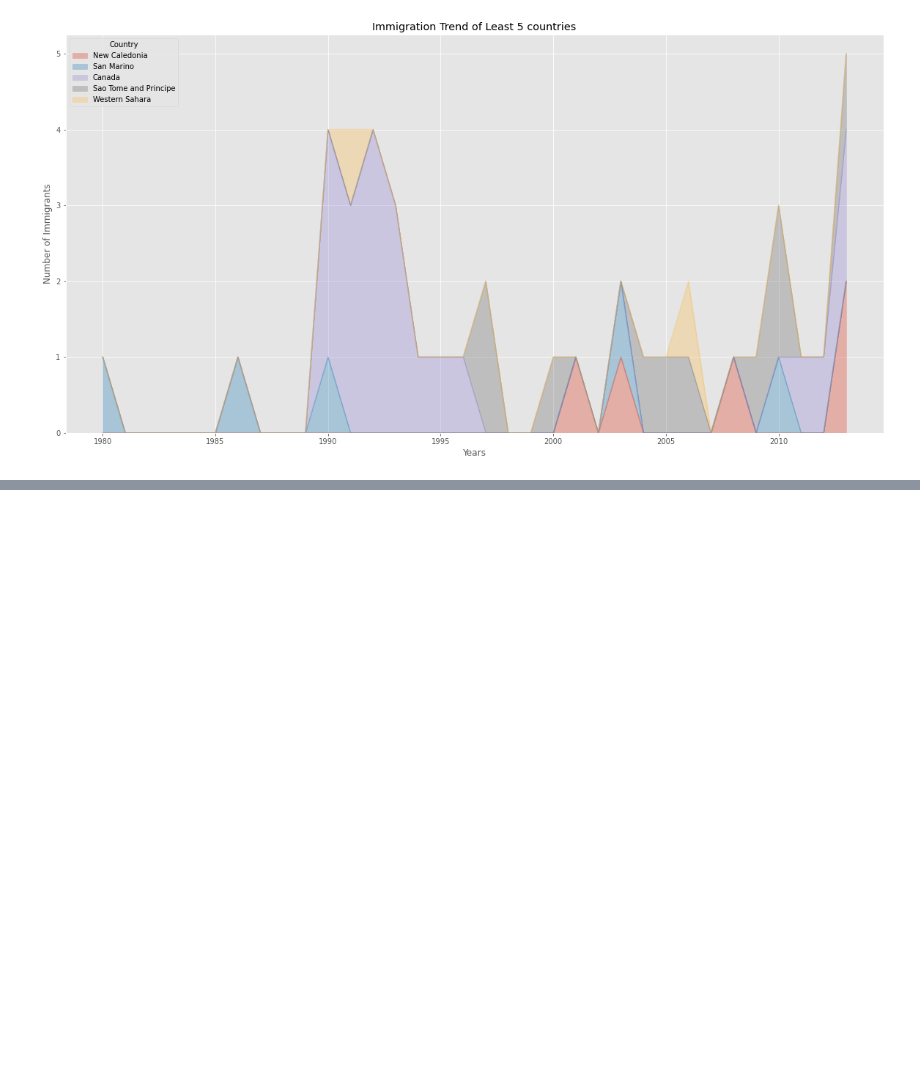
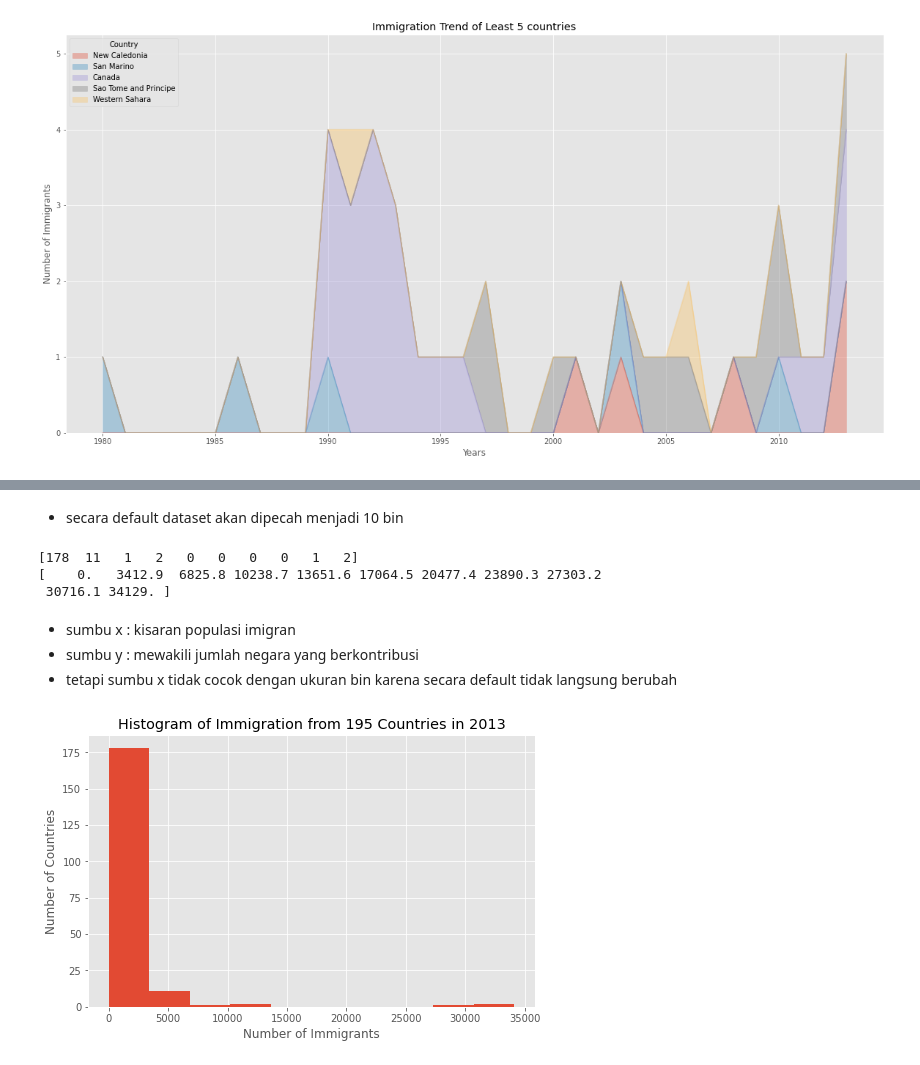
Before and after one commit to ainajefelina/Studi-Independen, a Jupyter notebook: Sesi 7/Summary 2.ipynb, the cells around one changed output, grey strips where cells are left out. Saved outputs shown, nothing was run; the diff lists cells and outputs as text; code cells hidden in the pictures; blank space fills up the shorter version.

```diff
--- a/Sesi 7/Summary 2.ipynb
+++ b/Sesi 7/Summary 2.ipynb
@@ -294,0 +311,23 @@ Text(0.5, 0, 'Years')
+# %% [markdown]
+- secara default dataset akan dipecah menjadi 10 bin
+# %%
+count, bin_edges = np.histogram(df_can['2013'])
+print(count)
+print(bin_edges)
+# %% [output]
+[178  11   1   2   0   0   0   0   1   2]
+[    0.   3412.9  6825.8 10238.7 13651.6 17064.5 20477.4 23890.3 27303.2
+ 30716.1 34129. ]
+# %% [markdown]
+- sumbu x : kisaran populasi imigran
+- sumbu y : mewakili jumlah negara yang berkontribusi
+- tetapi sumbu x tidak cocok dengan ukuran bin karena secara default tidak langsung berubah
+# %%
+df_can['2013'].plot(kind='hist', figsize=(8,5))
+plt.title('Histogram of Immigration from 195 Countries in 2013')
+plt.ylabel('Number of Countries')
+plt.xlabel('Number of Immigrants')
+
+plt.show()
+# %% [output]
+[figure, added]
```
Also changed, not shown: parts of 45 cells of this notebook.
